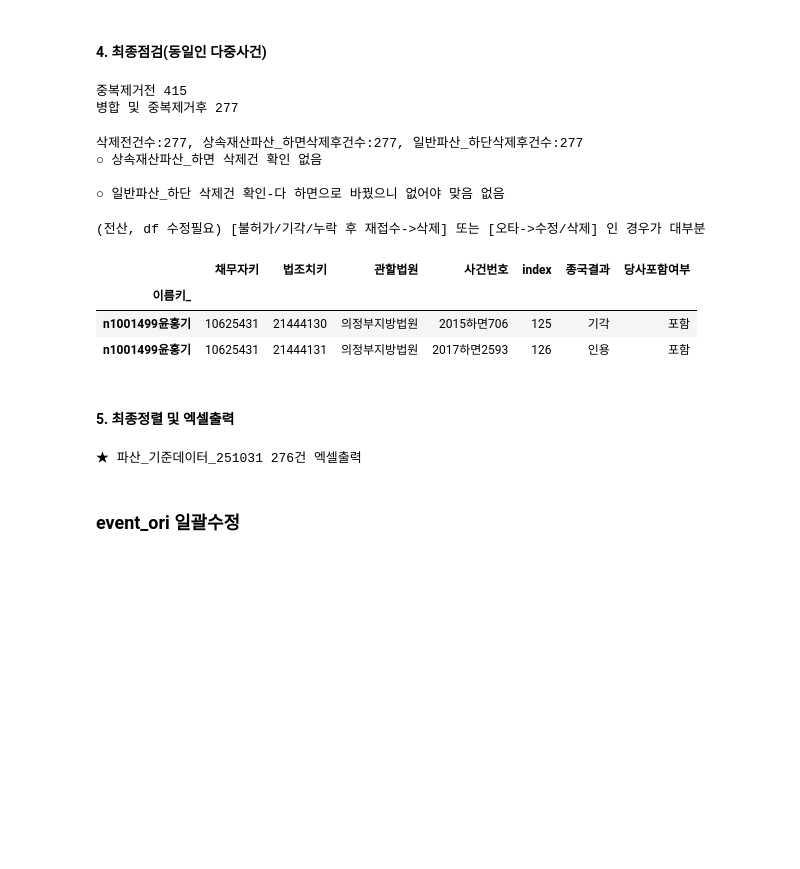
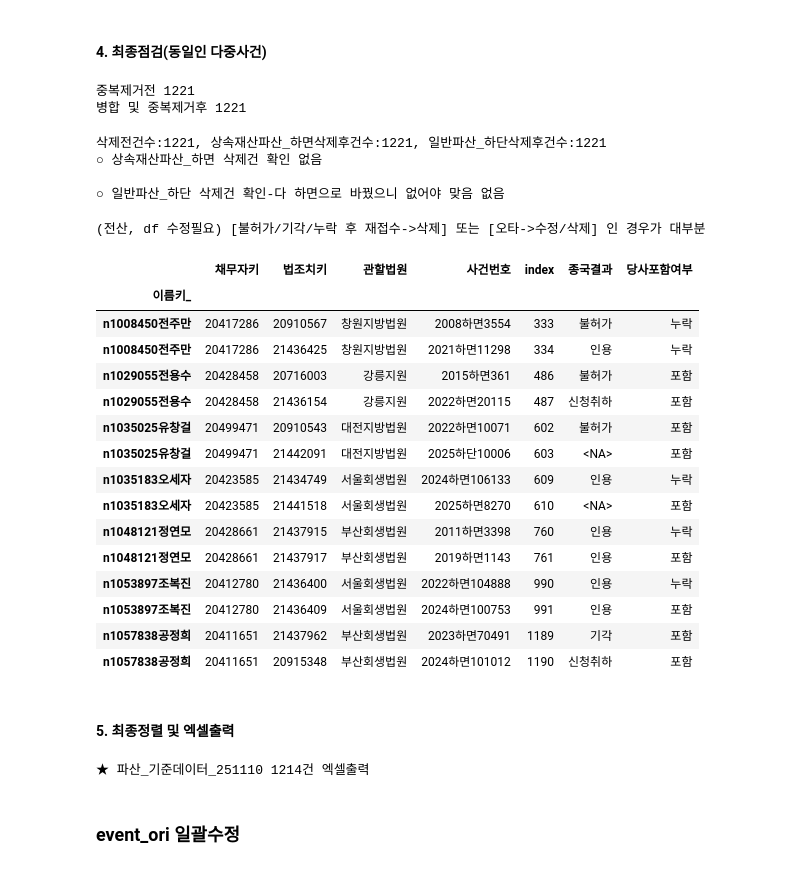
Before and after one commit to jbmyou/company_work, a Jupyter notebook: fileNaming/자산정리/2.전산_자산정리_파산.ipynb, the cells around one changed output. Drawn from its saved outputs; the diff is of its cells as text; code cells hidden in the pictures; blank space fills up the shorter version.

```diff
--- a/fileNaming/자산정리/2.전산_자산정리_파산.ipynb
+++ b/fileNaming/자산정리/2.전산_자산정리_파산.ipynb
@@ -38,7 +38,7 @@ def fill_groupwise(df:pd.DataFrame, column:str, group_cols: Optional[list[str]]
 # %%
 ##################################
 company = "솔림"      # 솔림 or 대성
-basedate = "251031"
+basedate = "251110"
 ##################################
 기준일 = '20' + basedate[:2] +'-'+basedate[2:4]+'-'+basedate[4:6]
 기준일_dt = pd.to_datetime(기준일)
@@ -650,7 +650,10 @@ functions.save_excel_with_explain(미등록파산사건번호, join(wd, basedate
 공통cols = ["채무자키","새채무자키","대상자명", "대상자구분", "관할법원","사건번호","당사포함여부", "종국결과", "종국결과일","이름키_","이름키구분", "수정전사건번호"]
 법조치cols = ['접수일','종료일', '확정일','최신화일','법조치키', "법조치구분"]
 
-파산 = pd.concat([법조치파산사건번호[공통cols+법조치cols], 파산사건번호[공통cols]]).reset_index(drop=True)
+if not 미등록파산사건번호.empty :
+    파산 = pd.concat([법조치파산사건번호[공통cols+법조치cols], 미등록파산사건번호[공통cols]]).reset_index(drop=True)
+else :
+    파산 = 법조치파산사건번호[공통cols+법조치cols]
 print('단순병합 후 건수 :',len(파산))
 # 사건번호 없는 것은 사전에 삭제/수정했음
 # %% [output]
@@ -812,14 +815,14 @@ functions.display_with_explain(파산[(파산.대상자구분=="")&(파산.이
 print('중복제거전', len(파산))
 
     # 정렬 : 아래서 이름키로 작업할 게 남아서 이름키로 정렬
-파산 = 파산.sort_values(["이름키_"])
+파산 = 파산.sort_values(["이름키_","사건번호"])
 
     # 중복제거
 파산 = 파산.drop_duplicates(subset=["새채무자키","사건번호"])
 print('병합 및 중복제거후',len(파산))
 # %% [output]
-중복제거전 415
-병합 및 중복제거후 277
+중복제거전 1221
+병합 및 중복제거후 1221
 # %%
 # 동일인 다중 사건처리(이름키_ 중복) : by 사건연도, 수정전사건번호, 법조치구분
     # 필요 객체 생성
@@ -862,20 +865,32 @@ functions.display_with_explain(조회용파산[조회용파산.index.isin(일반
 # 파산[파산.duplicated(subset='이름키_', keep=False) & ~조회제외conds]
 # ----------------------------------------------------------------------------------
 # %% [output]
-삭제전건수:277, 상속재산파산_하면삭제후건수:277, 일반파산_하단삭제후건수:277
+삭제전건수:1221, 상속재산파산_하면삭제후건수:1221, 일반파산_하단삭제후건수:1221
 ○ 상속재산파산_하면 삭제건 확인 없음
 
 ○ 일반파산_하단 삭제건 확인-다 하면으로 바꿨으니 없어야 맞음 없음
 # %%
 # 삭제 후 잔존 다중사건 확인 : 중복없도록 해야!!
 print('(전산, df 수정필요) [불허가/기각/누락 후 재접수->삭제] 또는 [오타->수정/삭제] 인 경우가 대부분')
-파산[파산.duplicated(subset='이름키_', keep=False)].reset_index().sort_values(by=["이름키_","사건번호"]).set_index("이름키_")[["채무자키","법조치키","관할법원","사건번호","index","종국결과","당사포함여부"]]
+파산[파산.duplicated(subset='이름키_', keep=False)].reset_index().set_index("이름키_")[["채무자키","법조치키","관할법원","사건번호","index","종국결과","당사포함여부"]]
 # %% [output]
 (전산, df 수정필요) [불허가/기각/누락 후 재접수->삭제] 또는 [오타->수정/삭제] 인 경우가 대부분
 |  | 채무자키 | 법조치키 | 관할법원 | 사건번호 | index | 종국결과 | 당사포함여부 |
 | 이름키_ |  |  |  |  |  |  |  |
-| n1001499윤홍기 | 10625431 | 21444130 | 의정부지방법원 | 2015하면706 | 125 | 기각 | 포함 |
-| n1001499윤홍기 | 10625431 | 21444131 | 의정부지방법원 | 2017하면2593 | 126 | 인용 | 포함 |
+| n1008450전주만 | 20417286 | 20910567 | 창원지방법원 | 2008하면3554 | 333 | 불허가 | 누락 |
+| n1008450전주만 | 20417286 | 21436425 | 창원지방법원 | 2021하면11298 | 334 | 인용 | 누락 |
+| n1029055전용수 | 20428458 | 20716003 | 강릉지원 | 2015하면361 | 486 | 불허가 | 포함 |
+| n1029055전용수 | 20428458 | 21436154 | 강릉지원 | 2022하면20115 | 487 | 신청취하 | 포함 |
+| n1035025유창걸 | 20499471 | 20910543 | 대전지방법원 | 2022하면10071 | 602 | 불허가 | 포함 |
+| n1035025유창걸 | 20499471 | 21442091 | 대전지방법원 | 2025하단10006 | 603 | <NA> | 포함 |
+| n1035183오세자 | 20423585 | 21434749 | 서울회생법원 | 2024하면106133 | 609 | 인용 | 누락 |
+| n1035183오세자 | 20423585 | 21441518 | 서울회생법원 | 2025하면8270 | 610 | <NA> | 포함 |
+| n1048121정연모 | 20428661 | 21437915 | 부산회생법원 | 2011하면3398 | 760 | 인용 | 누락 |
+| n1048121정연모 | 20428661 | 21437917 | 부산회생법원 | 2019하면1143 | 761 | 인용 | 포함 |
+| n1053897조복진 | 20412780 | 21436400 | 서울회생법원 | 2022하면104888 | 990 | 인용 | 누락 |
+| n1053897조복진 | 20412780 | 21436409 | 서울회생법원 | 2024하면100753 | 991 | 인용 | 포함 |
+| n1057838공정희 | 20411651 | 21437962 | 부산회생법원 | 2023하면70491 | 1189 | 기각 | 포함 |
+| n1057838공정희 | 20411651 | 20915348 | 부산회생법원 | 2024하면101012 | 1190 | 신청취하 | 포함 |
 # %%
 # 첫번째 것 삭제하는 게 맞다면 실행. 아니라면 직접수정
 # 두번째 것을 남김
@@ -903,7 +918,7 @@ functions.save_excel_with_explain(파산, join(wd, basedate, "파산_기준데
 # parquet 저장
 functions.to_parquet(파산, join(wd, basedate, "parquet", "파산_기준데이터_"+basedate+".parquet"))
 # %% [output]
-★ 파산_기준데이터_251031 276건 엑셀출력
+★ 파산_기준데이터_251110 1214건 엑셀출력
 # %%
 # # 옛날 파산 기준데이터 엑셀 읽어서 parquet만들때는 아래 작업 해야 함
 # 파산 = pd.read_excel(join(wd, basedate, "파산_기준데이터_"+basedate+".xlsx"), dtype=str)
```
Also changed, not shown: parts of 11 cells of this notebook, 11 other files.
